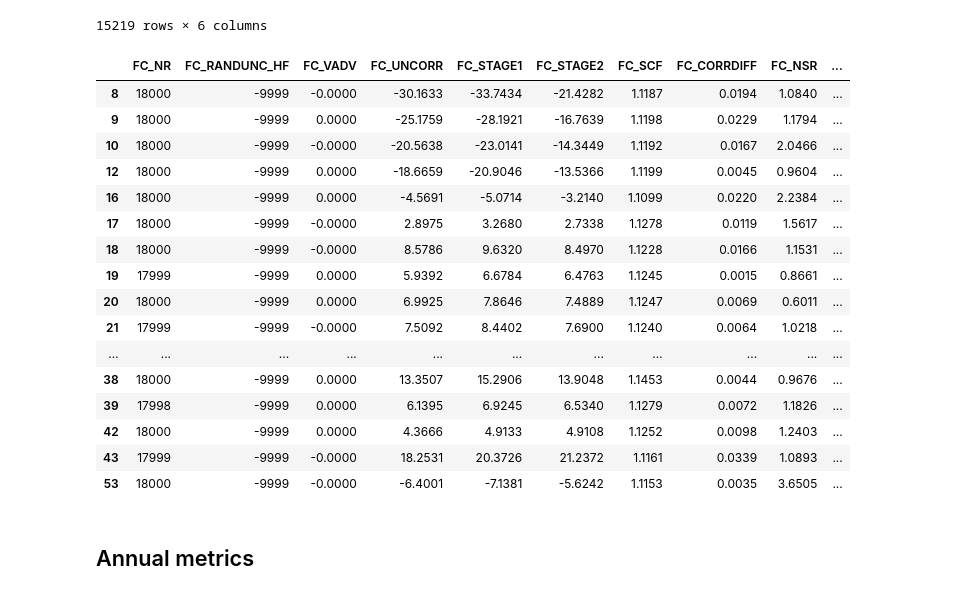
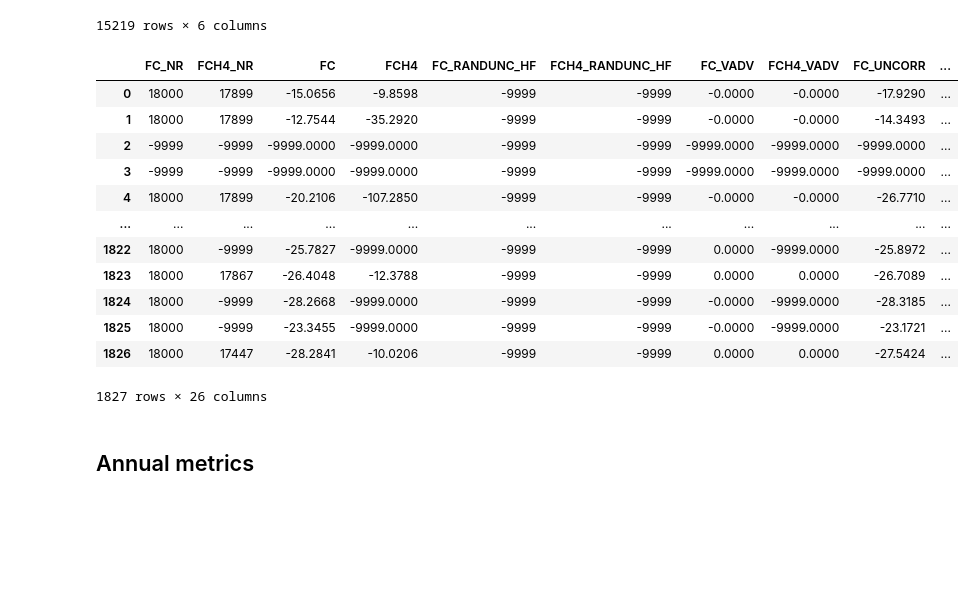
Before and after one commit to ottobriner/atmos-flux-data, a Jupyter notebook: atmos-output.ipynb, the cells around one changed output. Drawn from its saved outputs; the diff is of its cells as text; code cells hidden in the pictures; blank space fills up the shorter version.

```diff
--- a/atmos-output.ipynb
+++ b/atmos-output.ipynb
@@ -179,26 +299,22 @@ fluxnet.loc[:, fluxnet.columns.str.contains('un_')]
 # %%
 filepath = '/home/otto/data/atmos-flux-data/processedEP/20230305-rotate-all/eddypro_atmos_fluxnet_2023-03-05T224639_exp.csv'
 df = pd.read_csv(filepath, header = 0, low_memory=False)
-# df.loc[:, df.columns.str.contains('FC')]
-df.loc[:, df.columns.str.contains('FC_')].iloc[np.where(df['FC_SSITC_TEST'] == 1)[0][0:20]]
+df.loc[:, df.columns.str.contains('FC')]
+# df.loc[:, df.columns.str.contains('FC_')].iloc[np.where(df['FC_SSITC_TEST'] == 1)[0][0:20]]
 # %% [output]
-|  | FC_NR | FC_RANDUNC_HF | FC_VADV | FC_UNCORR | FC_STAGE1 | FC_STAGE2 | FC_SCF | FC_CORRDIFF | FC_NSR | ... |
-| 8 | 18000 | -9999 | -0.0000 | -30.1633 | -33.7434 | -21.4282 | 1.1187 | 0.0194 | 1.0840 | ... |
-| 9 | 18000 | -9999 | 0.0000 | -25.1759 | -28.1921 | -16.7639 | 1.1198 | 0.0229 | 1.1794 | ... |
-| 10 | 18000 | -9999 | -0.0000 | -20.5638 | -23.0141 | -14.3449 | 1.1192 | 0.0167 | 2.0466 | ... |
-| 12 | 18000 | -9999 | 0.0000 | -18.6659 | -20.9046 | -13.5366 | 1.1199 | 0.0045 | 0.9604 | ... |
-| 16 | 18000 | -9999 | 0.0000 | -4.5691 | -5.0714 | -3.2140 | 1.1099 | 0.0220 | 2.2384 | ... |
-| 17 | 18000 | -9999 | -0.0000 | 2.8975 | 3.2680 | 2.7338 | 1.1278 | 0.0119 | 1.5617 | ... |
-| 18 | 18000 | -9999 | -0.0000 | 8.5786 | 9.6320 | 8.4970 | 1.1228 | 0.0166 | 1.1531 | ... |
-| 19 | 17999 | -9999 | 0.0000 | 5.9392 | 6.6784 | 6.4763 | 1.1245 | 0.0015 | 0.8661 | ... |
-| 20 | 18000 | -9999 | 0.0000 | 6.9925 | 7.8646 | 7.4889 | 1.1247 | 0.0069 | 0.6011 | ... |
-| 21 | 17999 | -9999 | -0.0000 | 7.5092 | 8.4402 | 7.6900 | 1.1240 | 0.0064 | 1.0218 | ... |
+|  | FC_NR | FCH4_NR | FC | FCH4 | FC_RANDUNC_HF | FCH4_RANDUNC_HF | FC_VADV | FCH4_VADV | FC_UNCORR | ... |
+| 0 | 18000 | 17899 | -15.0656 | -9.8598 | -9999 | -9999 | -0.0000 | -0.0000 | -17.9290 | ... |
+| 1 | 18000 | 17899 | -12.7544 | -35.2920 | -9999 | -9999 | -0.0000 | -0.0000 | -14.3493 | ... |
+| 2 | -9999 | -9999 | -9999.0000 | -9999.0000 | -9999 | -9999 | -9999.0000 | -9999.0000 | -9999.0000 | ... |
+| 3 | -9999 | -9999 | -9999.0000 | -9999.0000 | -9999 | -9999 | -9999.0000 | -9999.0000 | -9999.0000 | ... |
+| 4 | 18000 | 17899 | -20.2106 | -107.2850 | -9999 | -9999 | -0.0000 | -0.0000 | -26.7710 | ... |
 | ... | ... | ... | ... | ... | ... | ... | ... | ... | ... | ... |
-| 38 | 18000 | -9999 | 0.0000 | 13.3507 | 15.2906 | 13.9048 | 1.1453 | 0.0044 | 0.9676 | ... |
-| 39 | 17998 | -9999 | 0.0000 | 6.1395 | 6.9245 | 6.5340 | 1.1279 | 0.0072 | 1.1826 | ... |
-| 42 | 18000 | -9999 | 0.0000 | 4.3666 | 4.9133 | 4.9108 | 1.1252 | 0.0098 | 1.2403 | ... |
-| 43 | 17999 | -9999 | -0.0000 | 18.2531 | 20.3726 | 21.2372 | 1.1161 | 0.0339 | 1.0893 | ... |
-| 53 | 18000 | -9999 | -0.0000 | -6.4001 | -7.1381 | -5.6242 | 1.1153 | 0.0035 | 3.6505 | ... |
+| 1822 | 18000 | -9999 | -25.7827 | -9999.0000 | -9999 | -9999 | 0.0000 | -9999.0000 | -25.8972 | ... |
+| 1823 | 18000 | 17867 | -26.4048 | -12.3788 | -9999 | -9999 | 0.0000 | 0.0000 | -26.7089 | ... |
+| 1824 | 18000 | -9999 | -28.2668 | -9999.0000 | -9999 | -9999 | -0.0000 | -9999.0000 | -28.3185 | ... |
+| 1825 | 18000 | -9999 | -23.3455 | -9999.0000 | -9999 | -9999 | -0.0000 | -9999.0000 | -23.1721 | ... |
+| 1826 | 18000 | 17447 | -28.2841 | -10.0206 | -9999 | -9999 | 0.0000 | 0.0000 | -27.5424 | ... |
+1827 rows × 26 columns
 # %%
 filepath = '/home/otto/data/atmos-flux-data/processed/ATMOS_L3_2023-04-25_fluxgapfill.csv'
 df = (pd.read_csv(filepath, header = 0, low_memory=False)
```
Also changed, not shown: parts of 9 cells of this notebook.
